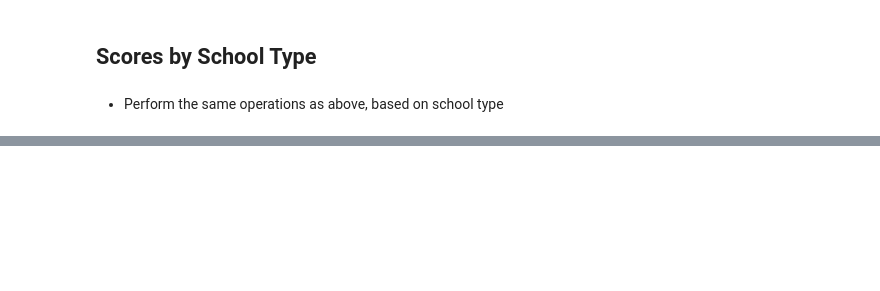
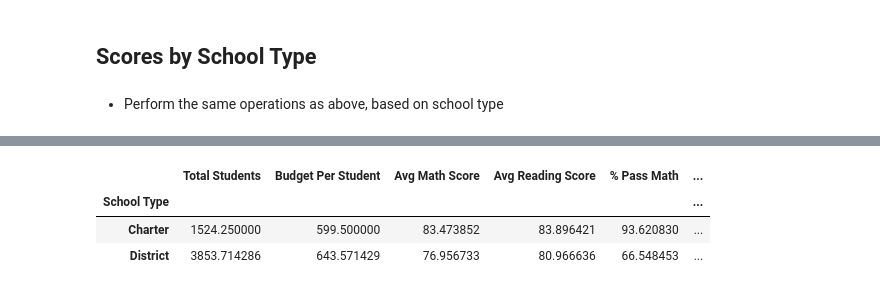
Before and after one commit to Pete803/pandas-challenge, a Jupyter notebook: PyCitySchools_starter.ipynb, the cells around one changed output, grey strips where cells are left out. Saved outputs shown, nothing was run; the diff lists cells and outputs as text; code cells hidden in the pictures; blank space fills up the shorter version.

```diff
--- a/PyCitySchools_starter.ipynb
+++ b/PyCitySchools_starter.ipynb
@@ -348,0 +400,8 @@ KeyError: 'Per Student Budget'
+# %%
+school_type = displayed_school_summary.groupby(['School Type']).mean()
+school_type
+# %% [output]
+|  | Total Students | Budget Per Student | Avg Math Score | Avg Reading Score | % Pass Math | ... |
+| School Type |  |  |  |  |  | ... |
+| Charter | 1524.250000 | 599.500000 | 83.473852 | 83.896421 | 93.620830 | ... |
+| District | 3853.714286 | 643.571429 | 76.956733 | 80.966636 | 66.548453 | ... |
```
Also changed, not shown: parts of 6 cells of this notebook.
